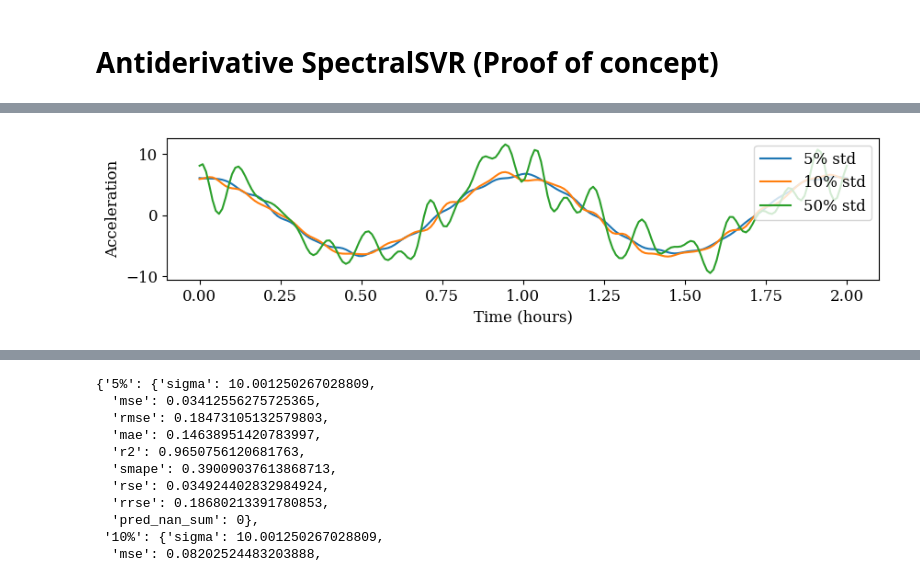
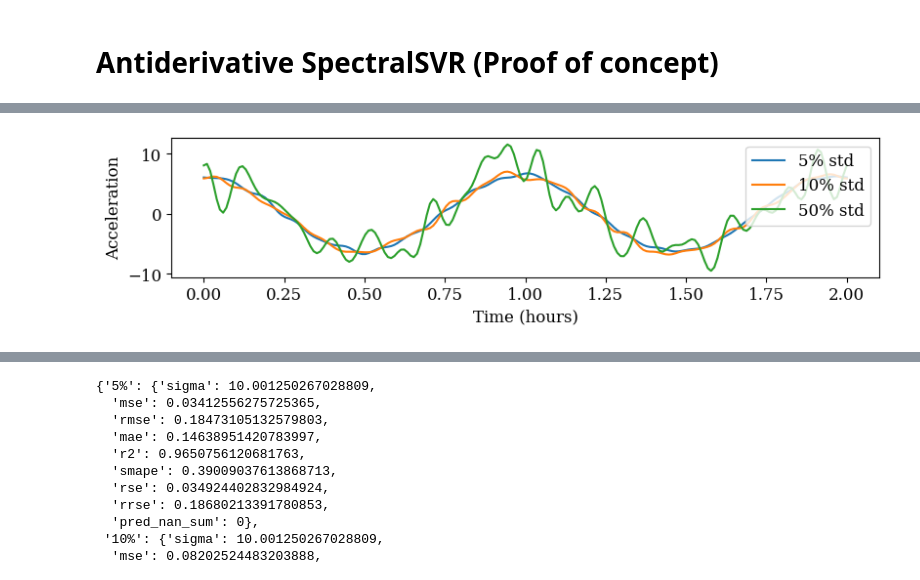
Before and after one commit to nidduzzi/SpectralSVR, a Jupyter notebook: notebooks/cases/antiderivative/antiderivative.ipynb, the cells around one changed output, grey strips where cells are left out. Drawn from its saved outputs; the diff is of its cells as text; code cells hidden in the pictures.

```diff
--- a/notebooks/cases/antiderivative/antiderivative.ipynb
+++ b/notebooks/cases/antiderivative/antiderivative.ipynb
@@ -24,6 +24,7 @@ plt.rcParams.update(
         "font.family": "serif",
         "font.size": 12,  # control font sizes of different elements
         # "pgf.rcfonts": False,    # don't setup fonts from rc parameters
+        "figure.constrained_layout.use": True,
     }
 )
 # %%
@@ -129,17 +131,17 @@ f_exact_5 = f_exact.perturb(0.05, generator=generator)
 f_exact_10 = f_exact.perturb(0.1, generator=generator)
 f_exact_50 = f_exact.perturb(0.5, generator=generator)
 # %%
-plt.figure(figsize=(10,2))
+plt.figure(figsize=(8, 2))
 f_exact_5.plot()
 f_exact_10.plot()
 f_exact_50.plot()
 # u_exact.plot()
 plt.xlabel("Time (hours)")
 plt.ylabel("Acceleration")
 plt.legend(["5% std", "10% std", "50% std", "target"], loc="upper right")
-save_to_pgf("exact_antiderivative_label.pgf")
+save_to_pgf("antiderivative_exact_input.pgf")
 # %% [output]
-[figure, old version]
+[figure, new version]
 # %%
 # Train svm
 sets = [
```
Also changed, not shown: parts of 11 cells of this notebook, 1 other file.
